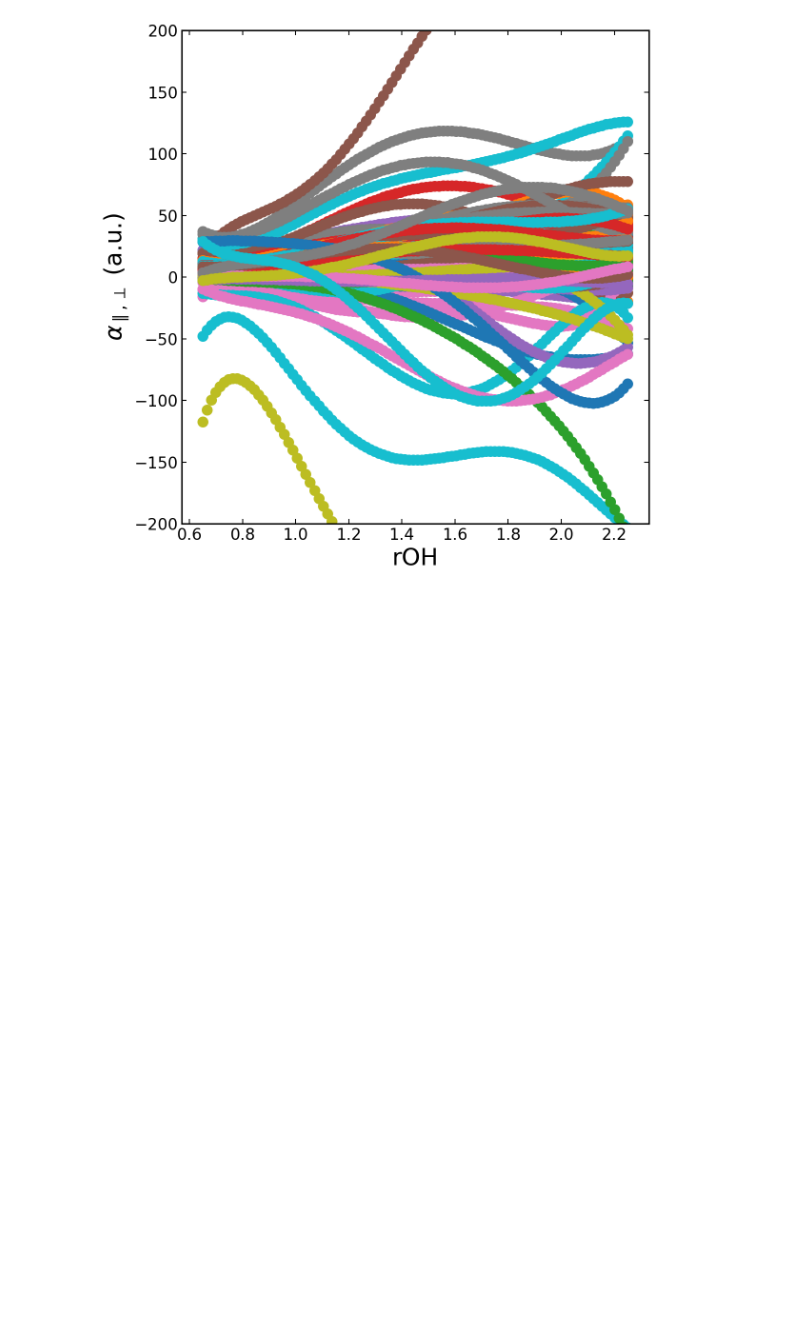
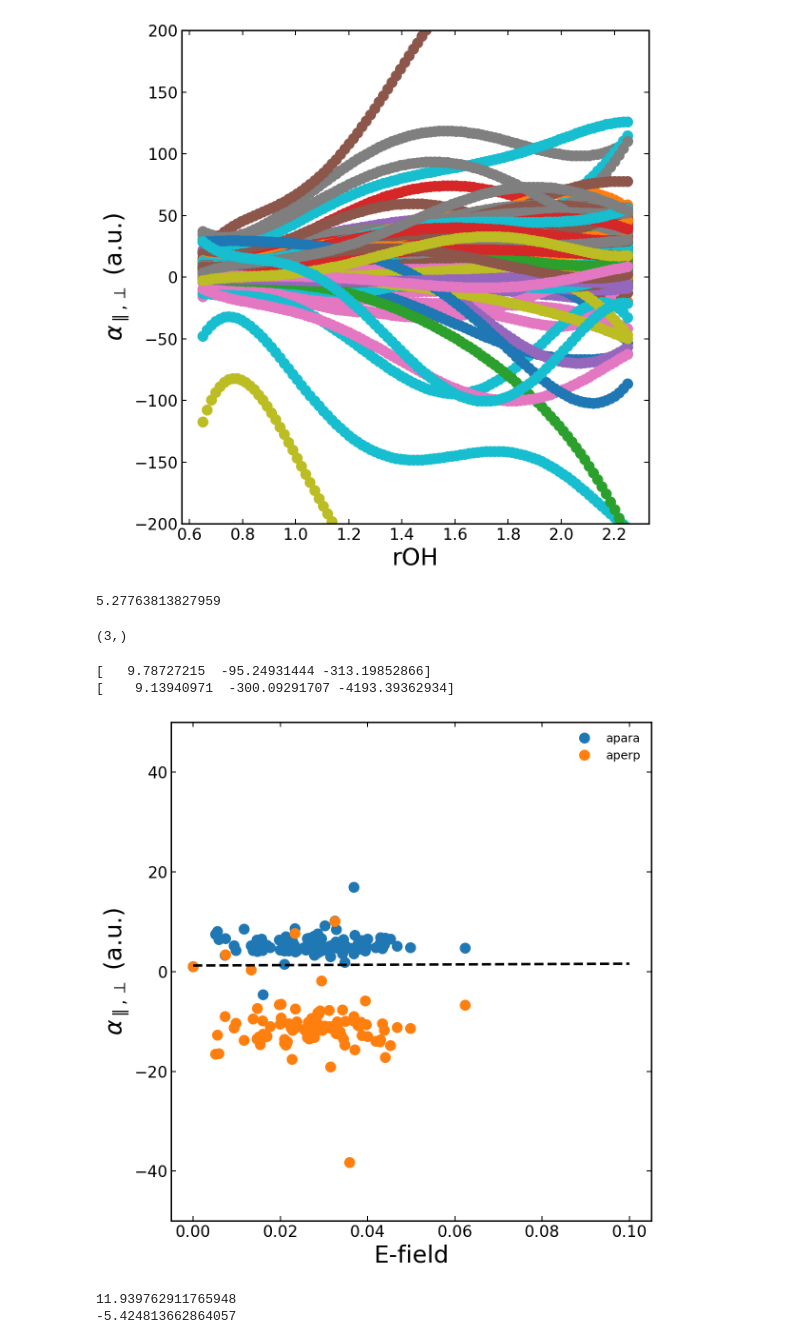
Before and after one commit to piskuliche/EmpiricalMapping, a Jupyter notebook: examples/polarizability_troubleshoot/polarizability.ipynb, the cells around one changed output. Saved outputs shown, nothing was run; the diff lists cells and outputs as text; code cells hidden in the pictures; blank space fills up the shorter version.

```diff
--- a/examples/polarizability_troubleshoot/polarizability.ipynb
+++ b/examples/polarizability_troubleshoot/polarizability.ipynb
@@ -491,3 +496,64 @@ for i in range(100):
 
 aparas = np.array(aparas)
 aperps = np.array(aperps)
+
+print(np.average(aparas)/np.average(aperps))
+# %% [output]
+5.27763813827959
+# %%
+pol_gas = np.genfromtxt("../example_potential/scan_polarizability.dat")
+pol_gas.shape
+eoh_gas = np.genfromtxt("../example_potential/scan_eOHs.dat")
+eoh_gas.shape
+# %% [output]
+(3,)
+# %%
+def quadratic(x, a, b, c):
+    return a + b*x + c*x**2
+
+def linear(x, a, b):
+    return a + b*x
+
+azz_gas = pol_gas[:,5]
+axy_gas = pol_gas[:,1]
+
+perp_gas = alt_perp(azz_gas, axy_gas, eoh_gas)
+para_gas = alt_para(perp_gas, axy_gas, eoh_gas)
+
+popt_gas, pcov_gas = curve_fit(quadratic, rOH, perp_gas)
+perp_gas = quadratic(r0, *popt_gas)
+
+popt_gas, pcov_gas = curve_fit(quadratic, rOH, para_gas)
+para_gas = quadratic(r0, *popt_gas)
+
+popt, pcov = curve_fit(quadratic, proj_values, aparas/para_gas)
+print(popt)
+
+popt, pcov = curve_fit(quadratic, proj_values, aperps/perp_gas)
+print(popt)
+
+xp = np.linspace(0, 0.1, 100)
+yv = linear(xp, 1.2142, 3.6206)
+
+newparas = np.append(aparas, para_gas)
+newperps = np.append(aperps, perp_gas)
+new_proj = np.append(proj_values, 0.0)
+
+fig = plt.figure(figsize=(8,8),dpi=150)
+plt.plot(new_proj, newparas/newparas[-1], 'o', label='apara')
+plt.plot(new_proj, newperps/newperps[-1], 'o', label='aperp')
+plt.plot(xp, yv, '--', color='black')
+plt.xlabel("E-field")
+plt.ylabel("$\\alpha_{\parallel,\perp}$ (a.u.)")
+plt.tight_layout()
+plt.legend(frameon=False)
+plt.ylim(-50,50)
+plt.show()
+print(para_gas)
+print(perp_gas)
+# %% [output]
+[   9.78727215  -95.24931444 -313.19852866]
+[    9.13940971  -300.09291707 -4193.39362934]
+[figure, added]
+11.939762911765948
+-5.424813662864057
```
Also changed, not shown: parts of 17 cells of this notebook, 2 other files.
